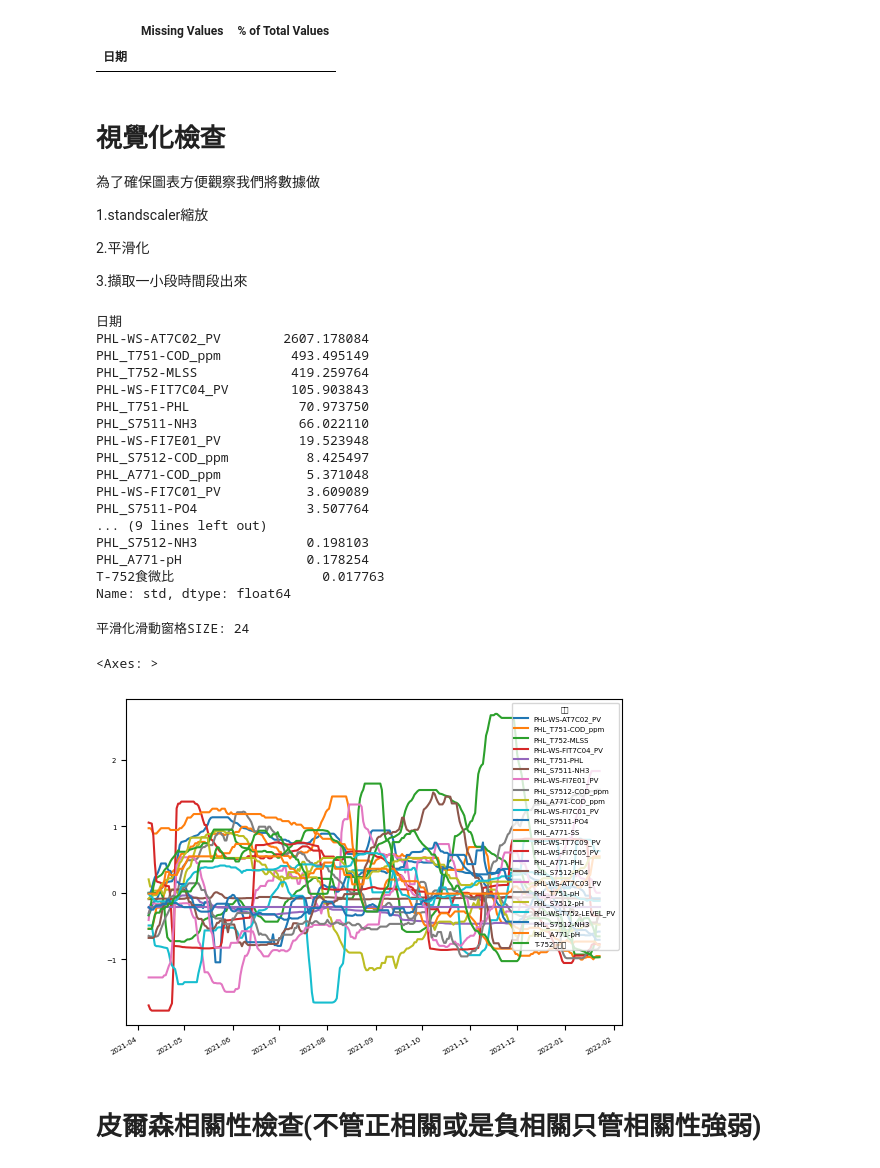
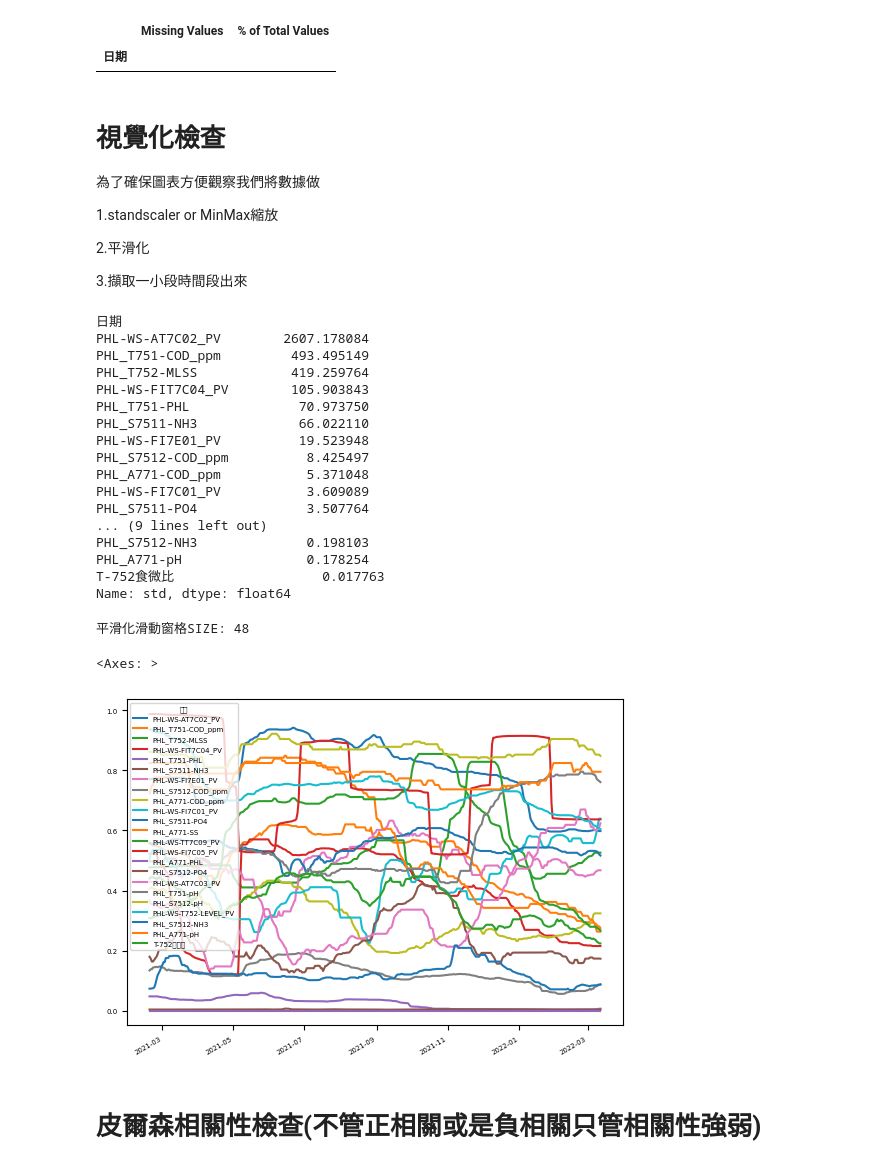
Before and after one commit to skywalker0803r/Wastewater-Biological-Treatment, a Jupyter notebook: Wastewater_Biological_Treatment(數據視覺化分析).ipynb, the cells around one changed output. Cells and saved outputs as stored; diff of their text form; code cells hidden in the pictures.

```diff
--- a/Wastewater_Biological_Treatment(數據視覺化分析).ipynb
+++ b/Wastewater_Biological_Treatment(數據視覺化分析).ipynb
@@ -57,50 +57,50 @@ There are 0 columns that have missing values.
 
 為了確保圖表方便觀察我們將數據做
 
-1.standscaler縮放
+1.standscaler or MinMax縮放
 
 2.平滑化
 
 3.擷取一小段時間段出來
 # %%
-from sklearn.preprocessing import StandardScaler
+from sklearn.preprocessing import StandardScaler,MinMaxScaler
 import warnings
 warnings.filterwarnings('ignore')
-ss = StandardScaler()
+ss = MinMaxScaler()
 display(df.describe().loc['std'].sort_values(ascending=False))
 temp_df = df[df.describe().loc['std'].sort_values(ascending=False)[:].index.tolist()]
 #standscaler縮放
 temp_df[:] = ss.fit_transform(temp_df[:])
-#平滑化:平滑化滑動窗格SIZE暫時訂為資料筆數的5%
-平滑化滑動窗格SIZE = int(len(temp_df)*0.05)
+#平滑化:平滑化滑動窗格SIZE暫時訂為資料筆數的10%
+平滑化滑動窗格SIZE = int(len(temp_df)*0.10)
 print('平滑化滑動窗格SIZE:',平滑化滑動窗格SIZE)
 temp_df[:] = temp_df[:].rolling(平滑化滑動窗格SIZE).median()
-#擷取一小段時間段出來[0%~100%]中選取[20%~80%]中段資料
-idx1 = int(len(temp_df)*0.20)
-idx2 = int(len(temp_df)*0.80)
+#擷取一小段時間段出來[0%~100%]中選取[?%~?%]的資料
+idx1 = int(len(temp_df)*0.1)
+idx2 = int(len(temp_df)*0.9)
 temp_df = temp_df.iloc[idx1:idx2]
 display(temp_df.plot())
 # %% [output]
 日期
 PHL-WS-AT7C02_PV        2607.178084
 PHL_T751-COD_ppm         493.495149
 PHL_T752-MLSS            419.259764
 PHL-WS-FIT7C04_PV        105.903843
 PHL_T751-PHL              70.973750
 PHL_S7511-NH3             66.022110
 PHL-WS-FI7E01_PV          19.523948
 PHL_S7512-COD_ppm          8.425497
 PHL_A771-COD_ppm           5.371048
 PHL-WS-FI7C01_PV           3.609089
 PHL_S7511-PO4              3.507764
 ... (9 lines left out)
 PHL_S7512-NH3              0.198103
 PHL_A771-pH                0.178254
 T-752食微比                   0.017763
 Name: std, dtype: float64
-平滑化滑動窗格SIZE: 24
+平滑化滑動窗格SIZE: 48
 <Axes: >
-[figure, old version]
+[figure, new version]
 # %% [markdown]
 # 皮爾森相關性檢查(不管正相關或是負相關只管相關性強弱)
 # %%
```
Also changed, not shown: parts of 5 cells of this notebook.
